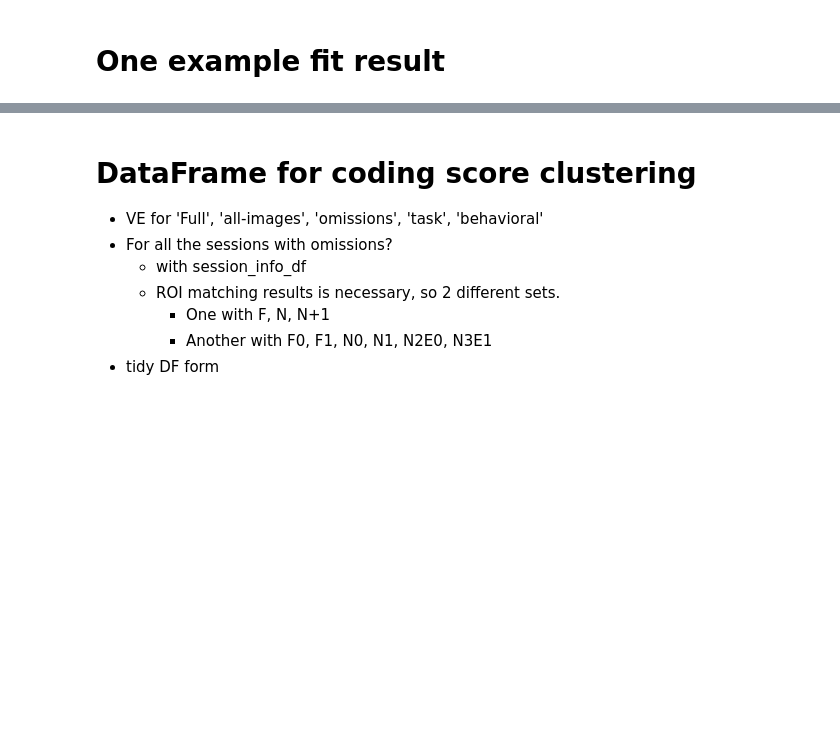
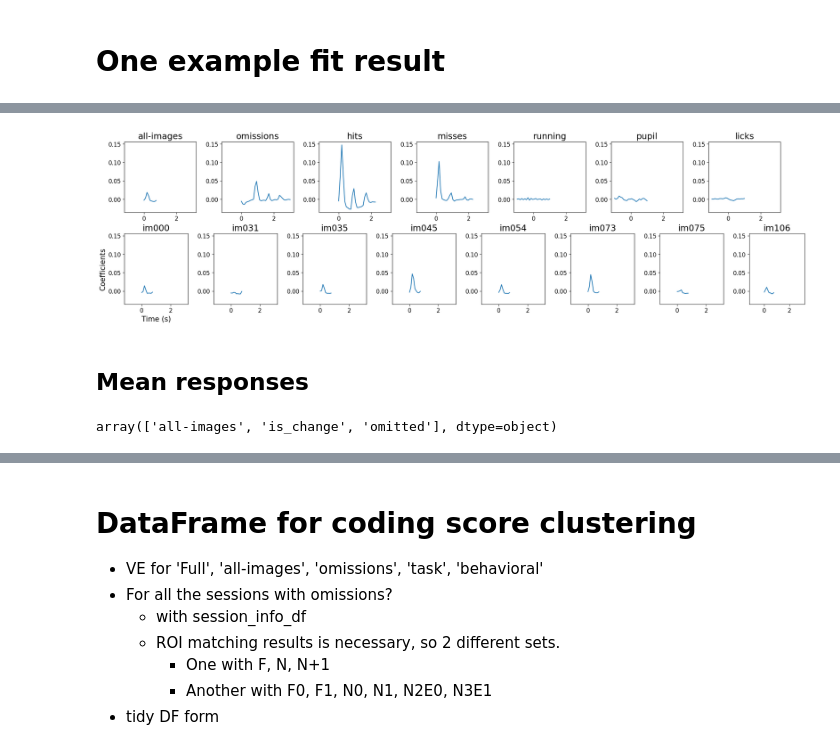
Before and after one commit to AllenNeuralDynamics/AIND-ophys-mFISH-GLM, a Jupyter notebook: code/notebooks/250121_thyme_glm_results.ipynb, the cells around one changed output, grey strips where cells are left out. Saved outputs shown, nothing was run; the diff lists cells and outputs as text; code cells hidden in the pictures; blank space fills up the shorter version.

```diff
--- a/code/notebooks/250121_thyme_glm_results.ipynb
+++ b/code/notebooks/250121_thyme_glm_results.ipynb
@@ -299,0 +281,14 @@ ax.set_ylim((-0.1, 0.5))
+# %%
+def get_weight_names(W, kernel):
+    if kernel == 'all-images':
+        kernel_names = [w for w in W.weights.values if w.startswith('im') and len(w.split('_')[0])==5]
+        im_names = np.unique([k[2:5] for k in kernel_names])
+        weight_inds = np.sort(np.unique([int(w.split('_')[-1]) for w in kernel_names]))
+        weights = []
+        for im_name in im_names:
+            weights.append([f'im{im_name}_{wi}' for wi in weight_inds])
+    else:
+        weights = np.array([w for w in W.weights.values if w.startswith(kernel)])
+        weight_inds = np.array([int(w.split('_')[-1]) for w in weights])
+        weights = weights[np.argsort(weight_inds)]
+    return weights
@@ -299,0 +316,62 @@ ax.set_ylim((-0.1, 0.5))
+# %%
+kernels = ['all-images', 'omissions', 'hits', 'misses', 'running', 'pupil', 'licks',
+ 'im000', 'im031', 'im035', 'im045', 'im054', 'im073', 'im075', 'im106']
+fig, ax = plt.subplots(figsize=(20,5), sharex=True, sharey=True)
+ax.axis('off')
+gs = gridspec.GridSpec(2, 84)
+column_width = 9
+gs.update(hspace=0.3)
+# First row: Only 3 subplots, spanning across the first 3 columns
+all_axes = []
+for i in range(7):
+    start = i * 12
+    end = start + column_width
+    if i == 0:
+        ax = fig.add_subplot(gs[0, start: end])  # First subplot (base)
+    else:
+        ax = fig.add_subplot(gs[0, start: end], sharex=all_axes[0], sharey=all_axes[0])
+    all_axes.append(ax)
+for i in range(8):
+    start = i * 11
+    end = start + 8
+    all_axes.append(fig.add_subplot(gs[1, start: end], sharex=all_axes[0], sharey=all_axes[0]))
+# Optional: Label subplots for clarity
+for ki, ax in enumerate(all_axes):
+    kernel = kernels[ki]
+    weight_names = np.array(get_weight_names(best_fit_cell_Full_W_mean, kernel))
+    if len(weight_names.shape) == 2:
+        for wi in range(weight_names.shape[0]):
+            temp_weights = best_fit_cell_Full_W_mean.sel(weights=weight_names[wi, :])
+            im_name = weight_names[wi, 0].split('_')[0]
+            temp_weights = temp_weights.expand_dims('im_name').assign_coords(im_name=[im_name])
+            kernel_inds = np.array([int(w.split('_')[-1]) for w in temp_weights.weights.values])
+            temp_weights = temp_weights.assign_coords(kernel_inds=('weights', kernel_inds))
+            temp_weights = temp_weights.swap_dims({"weights": "kernel_inds"}).reset_coords('weights', drop=True)
+            if wi == 0:
+                weights = temp_weights.copy()
+            else:
+                weights = xr.concat([weights, temp_weights], dim='im_name')
+        weights = weights.mean(dim='im_name')
+
+        mock_kernel = [k for k in run_params['kernels'].keys() if k.startswith('im')][0]
+        offset = run_params['kernels'][mock_kernel]['offset']
+        length = run_params['kernels'][mock_kernel]['length']
+    elif len(weight_names.shape) == 1:
+        weights = best_fit_cell_Full_W_mean.sel(weights=weight_names)
+        offset = run_params['kernels'][kernel]['offset']
+        length = run_params['kernels'][kernel]['length']
+    else:
+        raise ValueError('weight_names shape is wrong')
+    x = np.linspace(offset, offset + length, len(weights))
+    ax.plot(x, weights)
+    ax.tick_params(axis='both', labelsize=12)
+    ax.set_title(kernel, fontsize=18)
+
+    if ki == 7:
+        ax.set_xlabel('Time (s)', fontsize=15)
+        ax.set_ylabel('Coefficients', fontsize=15)
+fig.tight_layout()
+# %% [output]
+[figure, added]
+# %% [markdown]
+## Mean responses
@@ -299,0 +396,4 @@ ax.set_ylim((-0.1, 0.5))
+# %%
+roi_response_df.condition.unique()
+# %% [output]
+array(['all-images', 'is_change', 'omitted'], dtype=object)
```
Also changed, not shown: parts of 28 cells of this notebook, 7 other files.
